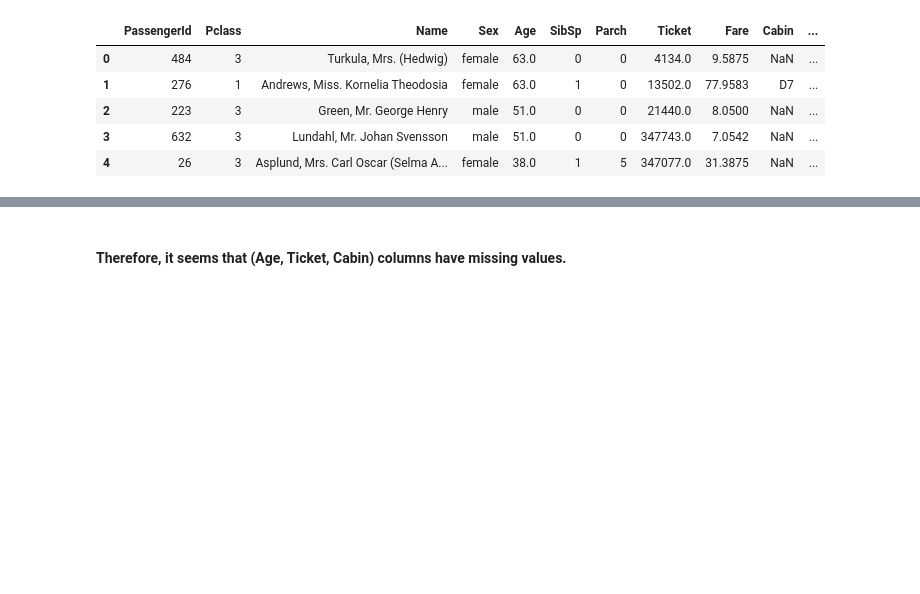
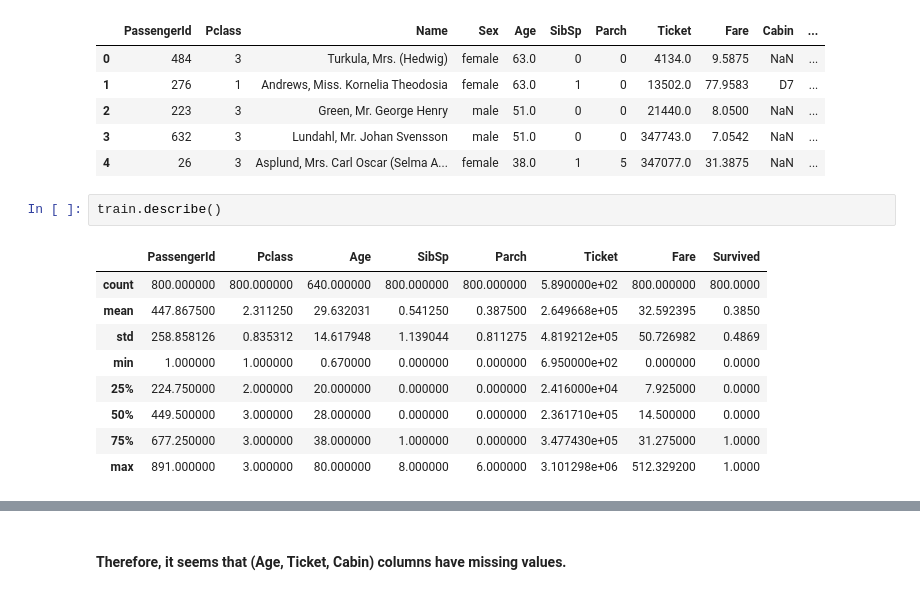
Before and after one commit to nahbos/Machine-Learning, a Jupyter notebook: ID3.ipynb, the cells around one changed output, grey strips where cells are left out. Saved outputs shown, nothing was run; the diff lists cells and outputs as text; blank space fills up the shorter version.

```diff
--- a/ID3.ipynb
+++ b/ID3.ipynb
@@ -21,6 +20,18 @@ train.head()
 | 2 | 223 | 3 | Green, Mr. George Henry | male | 51.0 | 0 | 0 | 21440.0 | 8.0500 | NaN | ... |
 | 3 | 632 | 3 | Lundahl, Mr. Johan Svensson | male | 51.0 | 0 | 0 | 347743.0 | 7.0542 | NaN | ... |
 | 4 | 26 | 3 | Asplund, Mrs. Carl Oscar (Selma A... | female | 38.0 | 1 | 5 | 347077.0 | 31.3875 | NaN | ... |
+# %%
+train.describe()
+# %% [output]
+|  | PassengerId | Pclass | Age | SibSp | Parch | Ticket | Fare | Survived |
+| count | 800.000000 | 800.000000 | 640.000000 | 800.000000 | 800.000000 | 5.890000e+02 | 800.000000 | 800.0000 |
+| mean | 447.867500 | 2.311250 | 29.632031 | 0.541250 | 0.387500 | 2.649668e+05 | 32.592395 | 0.3850 |
+| std | 258.858126 | 0.835312 | 14.617948 | 1.139044 | 0.811275 | 4.819212e+05 | 50.726982 | 0.4869 |
+| min | 1.000000 | 1.000000 | 0.670000 | 0.000000 | 0.000000 | 6.950000e+02 | 0.000000 | 0.0000 |
+| 25% | 224.750000 | 2.000000 | 20.000000 | 0.000000 | 0.000000 | 2.416000e+04 | 7.925000 | 0.0000 |
+| 50% | 449.500000 | 3.000000 | 28.000000 | 0.000000 | 0.000000 | 2.361710e+05 | 14.500000 | 0.0000 |
+| 75% | 677.250000 | 3.000000 | 38.000000 | 1.000000 | 0.000000 | 3.477430e+05 | 31.275000 | 1.0000 |
+| max | 891.000000 | 3.000000 | 80.000000 | 8.000000 | 6.000000 | 3.101298e+06 | 512.329200 | 1.0000 |
 # %%
 train.info()
 # %% [output]
```
Also changed, not shown: parts of 33 cells of this notebook.
